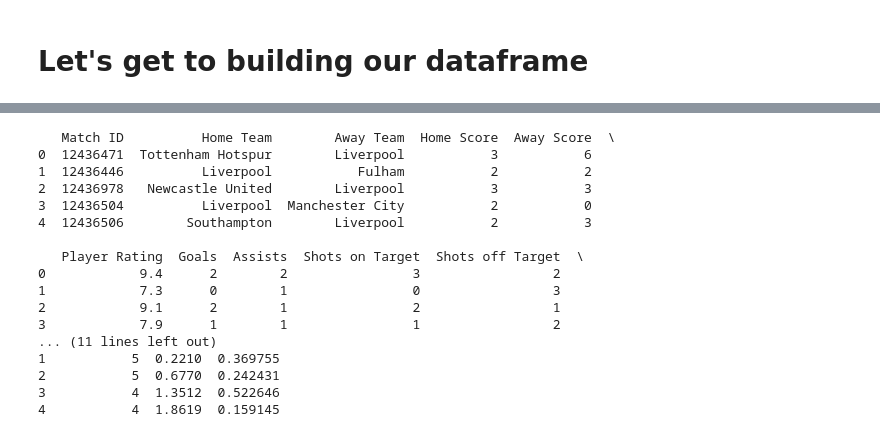
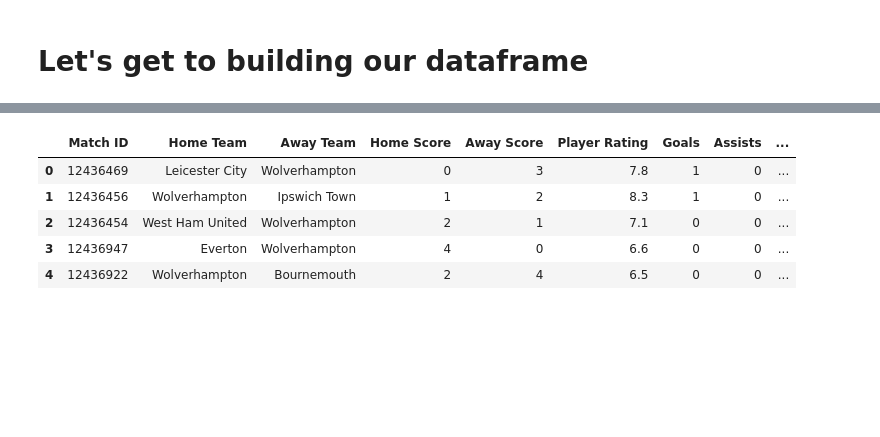
Before and after one commit to mounirfrhn/Premier-League-Simulation, a Jupyter notebook: notebook_sam.ipynb, the cells around one changed output, grey strips where cells are left out. Cells and saved outputs as stored; diff of their text form; code cells hidden in the pictures; blank space fills up the shorter version.

```diff
--- a/notebook_sam.ipynb
+++ b/notebook_sam.ipynb
@@ -463,31 +398,48 @@ Ligne 5 : ['Mohamed Salah', 2, 0, 4, 3, 0, 3, 1, 46, 4, 4, 1.8619, 0.159145]
-# %%
-all_stats_corrected = [stats[1:] for stats in all_stats]
-
-columns_stats = [
-    "Goals", "Assists", "Shots on Target", "Shots off Target",
-    "Big Chances Created", "Big Chances Missed", "Key Passes",
-    "Touches", "Duels Won", "Duels Lost", "xG", "xA"
-]
-
-df_stats = pd.DataFrame(all_stats_corrected, columns=columns_stats)
-df_final = pd.concat([df_ratings, df_stats], axis=1)
-
-print(df_final)
-# %% [output]
-   Match ID          Home Team        Away Team  Home Score  Away Score  \
-0  12436471  Tottenham Hotspur        Liverpool           3           6
-1  12436446          Liverpool           Fulham           2           2
-2  12436978   Newcastle United        Liverpool           3           3
-3  12436504          Liverpool  Manchester City           2           0
-4  12436506        Southampton        Liverpool           2           3
-
-   Player Rating  Goals  Assists  Shots on Target  Shots off Target  \
-0            9.4      2        2                3                 2
-1            7.3      0        1                0                 3
-2            9.1      2        1                2                 1
-3            7.9      1        1                1                 2
-... (11 lines left out)
-1           5  0.2210  0.369755
-2           5  0.6770  0.242431
-3           4  1.3512  0.522646
-4           4  1.8619  0.159145
+# %%
+def generate_player_stats_dataframe(player_id):
+    last_games = get_ratings_player(player_id)
+
+    player_stats_list = []
+
+    for game in last_games:
+        match_id, home_team, away_team, home_score, away_score, rating = game
+
+        stats = get_stats_player(player_id, match_id)
+
+        if stats:
+            (player_name, goals, assists, shots_on_target, shots_off_target,
+             big_chance_created, big_chance_missed, key_passes, touches,
+             duels_won, duels_lost, expected_goals, expected_assists) = stats[0]
+
+            player_stats_list.append({
+                "Match ID": match_id,
+                "Home Team": home_team,
+                "Away Team": away_team,
+                "Home Score": home_score,
+                "Away Score": away_score,
+                "Player Rating": rating,
+                "Goals": goals,
+                "Assists": assists,
+                "Shots on Target": shots_on_target,
+                "Shots off Target": shots_off_target,
+                "Big Chances Created": big_chance_created,
+                "Big Chances Missed": big_chance_missed,
+                "Key Passes": key_passes,
+                "Touches": touches,
+                "Duels Won": duels_won,
+                "Duels Lost": duels_lost,
+                "xG": expected_goals,
+                "xA": expected_assists
+            })
+    stats_df = pd.DataFrame(player_stats_list)
+    return stats_df
+# %%
+#matheus cunha
+generate_player_stats_dataframe(886363)
+# %% [output]
+|  | Match ID | Home Team | Away Team | Home Score | Away Score | Player Rating | Goals | Assists | ... |
+| 0 | 12436469 | Leicester City | Wolverhampton | 0 | 3 | 7.8 | 1 | 0 | ... |
+| 1 | 12436456 | Wolverhampton | Ipswich Town | 1 | 2 | 8.3 | 1 | 0 | ... |
+| 2 | 12436454 | West Ham United | Wolverhampton | 2 | 1 | 7.1 | 0 | 0 | ... |
+| 3 | 12436947 | Everton | Wolverhampton | 4 | 0 | 6.6 | 0 | 0 | ... |
+| 4 | 12436922 | Wolverhampton | Bournemouth | 2 | 4 | 6.5 | 0 | 0 | ... |
```
Also changed, not shown: parts of 8 cells of this notebook.
